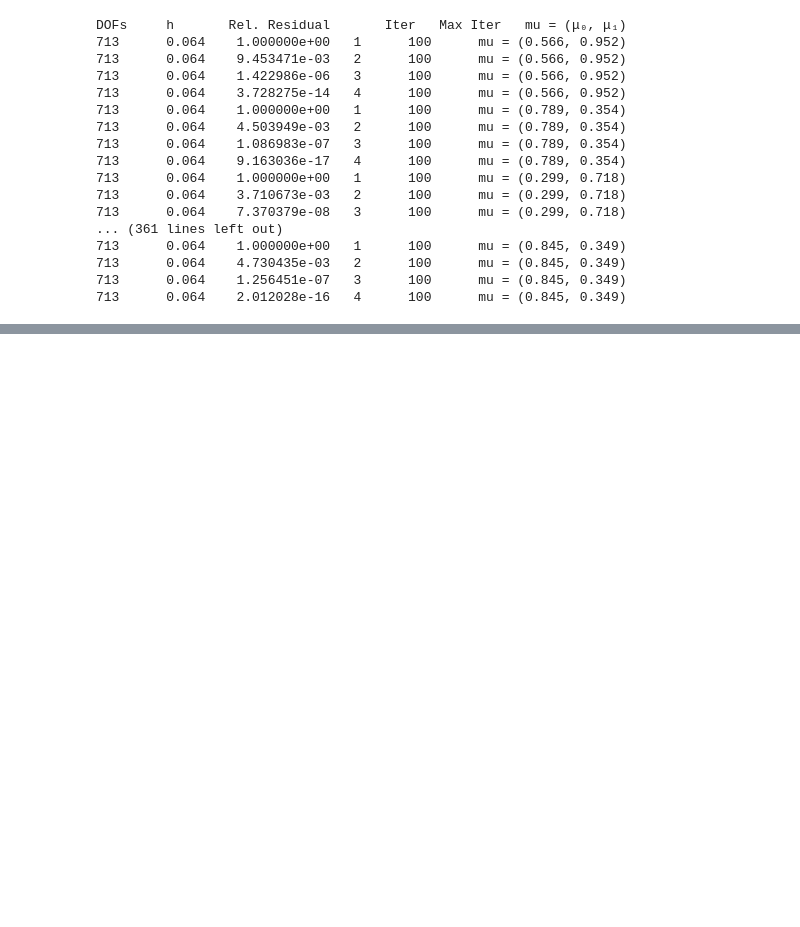
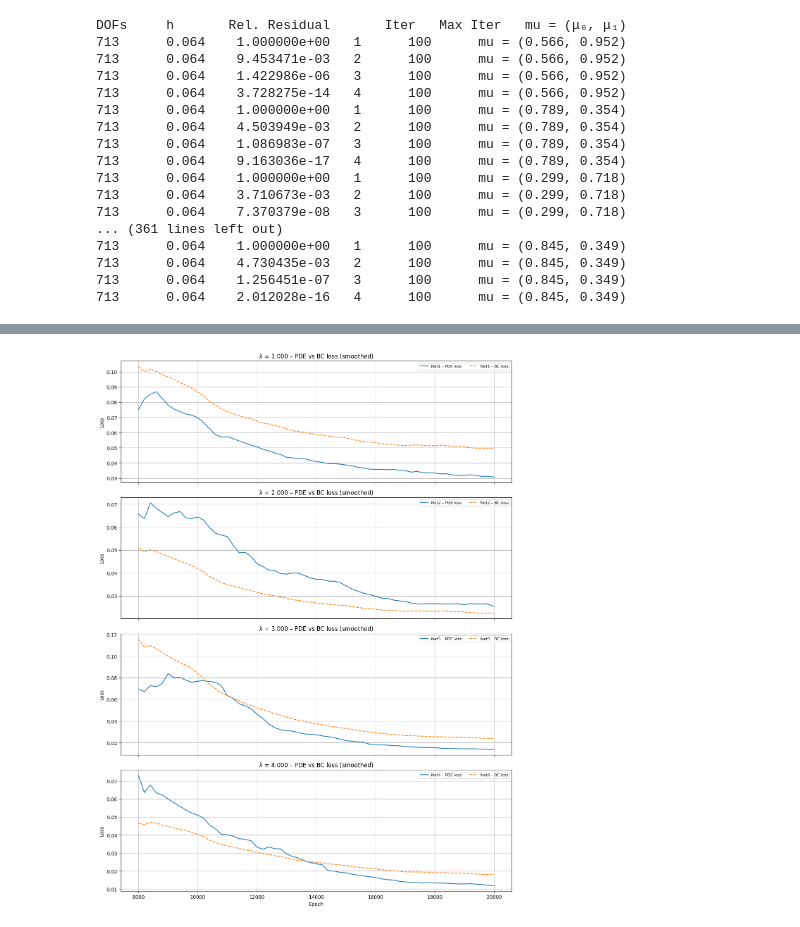
Before and after one commit to aurona23/progetto-MOR, a Jupyter notebook: pinn_project.ipynb, the cells around one changed output, grey strips where cells are left out. Saved outputs shown, nothing was run; the diff lists cells and outputs as text; code cells hidden in the pictures; blank space fills up the shorter version.

```diff
--- a/pinn_project.ipynb
+++ b/pinn_project.ipynb
@@ -443,0 +909,77 @@ NameError: name 'shape' is not defined
+# %%
+import pandas as pd
+import matplotlib.pyplot as plt
+import glob, re, os
+
+# 1. Carica tutti i CSV
+csv_files = glob.glob("./training_log*.csv")
+if not csv_files:
+    raise FileNotFoundError("Nessun file training_log*.csv trovato.")
+
+base_cols = ["net", "epoch", "loss", "pde_loss", "bc_loss",
+             "epoch_time_s", "elapsed_s"]
+
+df_list = []
+for path in csv_files:
+    has_header = not pd.read_csv(path, nrows=0).empty
+    tmp = pd.read_csv(path) if has_header else pd.read_csv(path, header=None, names=base_cols)
+    tmp['source_csv'] = os.path.basename(path)
+    df_list.append(tmp)
+
+df = pd.concat(df_list, ignore_index=True)
+
+# 2. Preprocessing
+df['epoch'] = pd.to_numeric(df['epoch'], errors='coerce')
+df = df.dropna(subset=['epoch'])
+df['epoch'] = df['epoch'].astype(int)
+
+for col in ['pde_loss', 'bc_loss']:
+    df[col] = pd.to_numeric(df[col], errors='coerce')
+
+# filtra epoche >= 8000 e rimuove net5
+df = df[df['epoch'] >= 8000]
+df = df[~df['net'].str.lower().str.contains('net5')]
+
+# 3. Estrai lambda
+lam_pat = re.compile(r"λ?[_\-]?(\d*\.?\d+)")
+def extract_lambda(row):
+    for text in (row['net'], row['source_csv']):
+        m = lam_pat.search(text)
+        if m:
+            return float(m.group(1))
+    return float('nan')
+
+df['lambda'] = df.apply(extract_lambda, axis=1)
+df = df.dropna(subset=['lambda'])
+
+# 4. Plot: per ogni lambda, subplot verticale con tutte le reti in quel lambda
+
+lambdas = sorted(df['lambda'].unique())
+fig, axes = plt.subplots(len(lambdas), 1, figsize=(12, 4*len(lambdas)), sharex=True)
+if len(lambdas) == 1:
+    axes = [axes]
+
+for ax, lam in zip(axes, lambdas):
+    dfl = df[df['lambda'] == lam].sort_values('epoch')
+    nets = sorted(dfl['net'].unique())
+
+    for net in nets:
+        dfn = dfl[dfl['net'] == net]
+        pde = dfn['pde_loss'].rolling(window=10, min_periods=1).mean()
+        bc = dfn['bc_loss'].rolling(window=10, min_periods=1).mean()
+
+        ax.plot(dfn['epoch'], pde, label=f'{net} – PDE loss')
+        ax.plot(dfn['epoch'], bc, ls='--', label=f'{net} – BC loss')
+
+        # stampa valori finali
+        print(f"λ={lam:.3f} | {net}: epoch {dfn['epoch'].iloc[-1]}, PDE {dfn['pde_loss'].iloc[-1]:.4e}, BC {dfn['bc_loss'].iloc[-1]:.4e}")
+
+    ax.set_title(f"λ = {lam:.3f} – PDE vs BC loss (smoothed)")
+    ax.set_ylabel("Loss")
+    ax.grid(True)
+    ax.legend(fontsize=8, ncol=2)
+
+axes[-1].set_xlabel("Epoch")
+plt.tight_layout()
+plt.show()
+# %% [output]
@@ -443,0 +990 @@ NameError: name 'shape' is not defined
+[figure, added]
```
Also changed, not shown: parts of 47 cells of this notebook, 9 other files.
